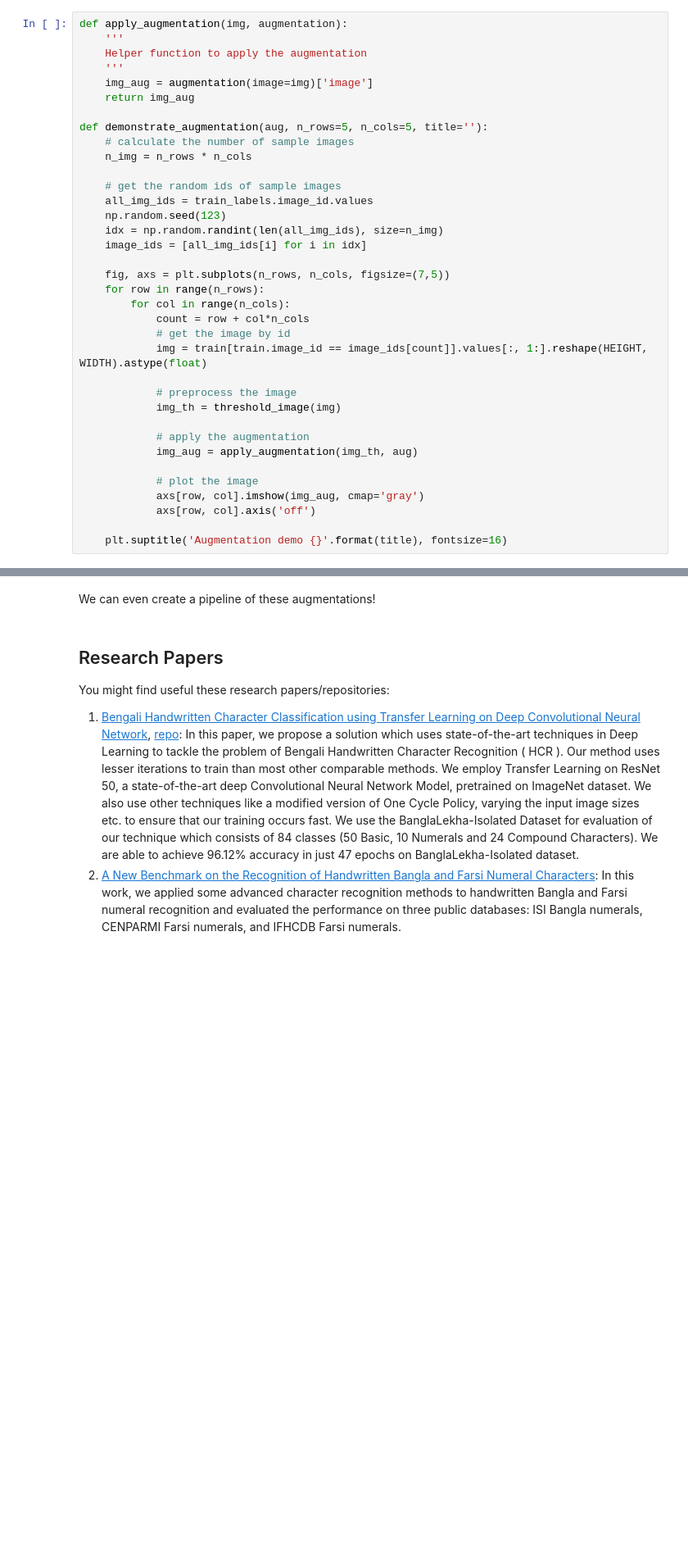
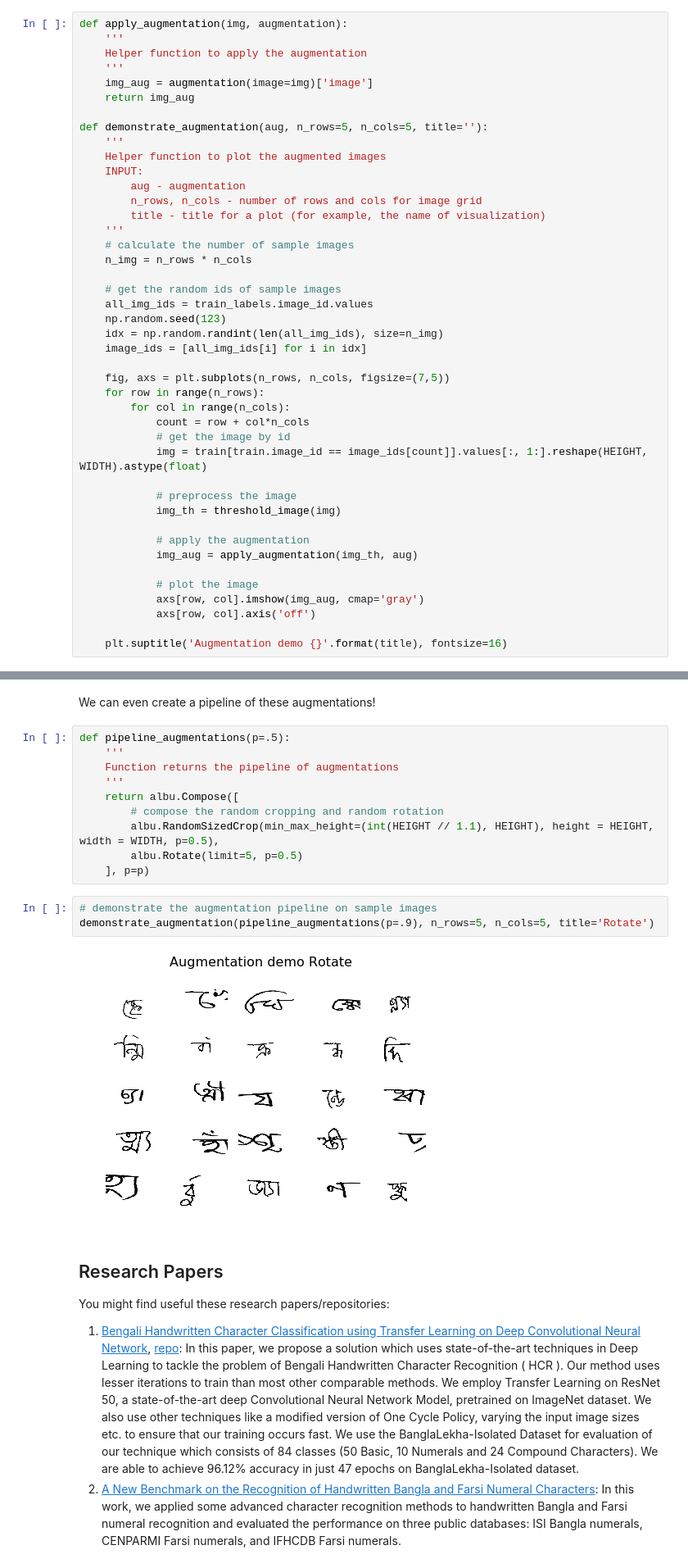
Before and after one commit to Lexie88rus/Bengali_AI_Competition, a Jupyter notebook: bengali-ai-eda.ipynb, the cells around one changed output, grey strips where cells are left out. Shown at 82% size. Drawn from its saved outputs; the diff is of its cells as text; blank space fills up the shorter version.

Commit message:
Updated the EDA notebook: Added the example od data augmentation pipeline with albumentations

```diff
--- a/bengali-ai-eda.ipynb
+++ b/bengali-ai-eda.ipynb
@@ -404,6 +408,13 @@ def apply_augmentation(img, augmentation):
     return img_aug
 
 def demonstrate_augmentation(aug, n_rows=5, n_cols=5, title=''):
+    '''
+    Helper function to plot the augmented images
+    INPUT:
+        aug - augmentation
+        n_rows, n_cols - number of rows and cols for image grid
+        title - title for a plot (for example, the name of visualization)
+    '''
     # calculate the number of sample images
     n_img = n_rows * n_cols
 
@@ -450,5 +461,20 @@ demonstrate_augmentation(aug, n_rows=5, n_cols=5, title='Rotate')
 # %% [markdown]
 We can even create a pipeline of these augmentations!
+# %%
+def pipeline_augmentations(p=.5):
+    '''
+    Function returns the pipeline of augmentations
+    '''
+    return albu.Compose([
+        # compose the random cropping and random rotation
+        albu.RandomSizedCrop(min_max_height=(int(HEIGHT // 1.1), HEIGHT), height = HEIGHT, width = WIDTH, p=0.5),
+        albu.Rotate(limit=5, p=0.5)
+    ], p=p)
+# %%
+# demonstrate the augmentation pipeline on sample images
+demonstrate_augmentation(pipeline_augmentations(p=.9), n_rows=5, n_cols=5, title='Rotate')
+# %% [output]
+[figure, added]
 # %% [markdown]
 ## Research Papers
 You might find useful these research papers/repositories:
```
Also changed, not shown: parts of 3 cells of this notebook.
